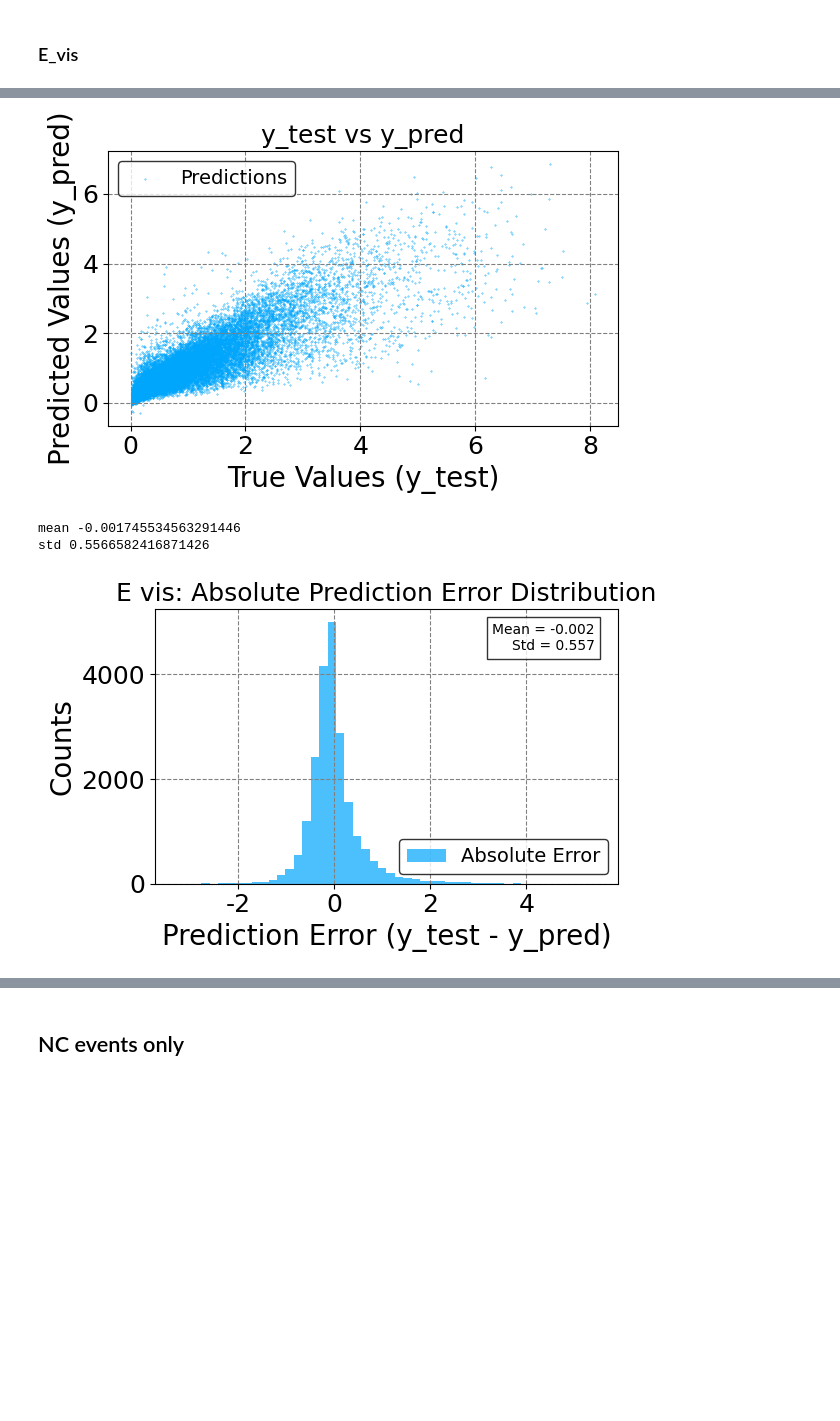
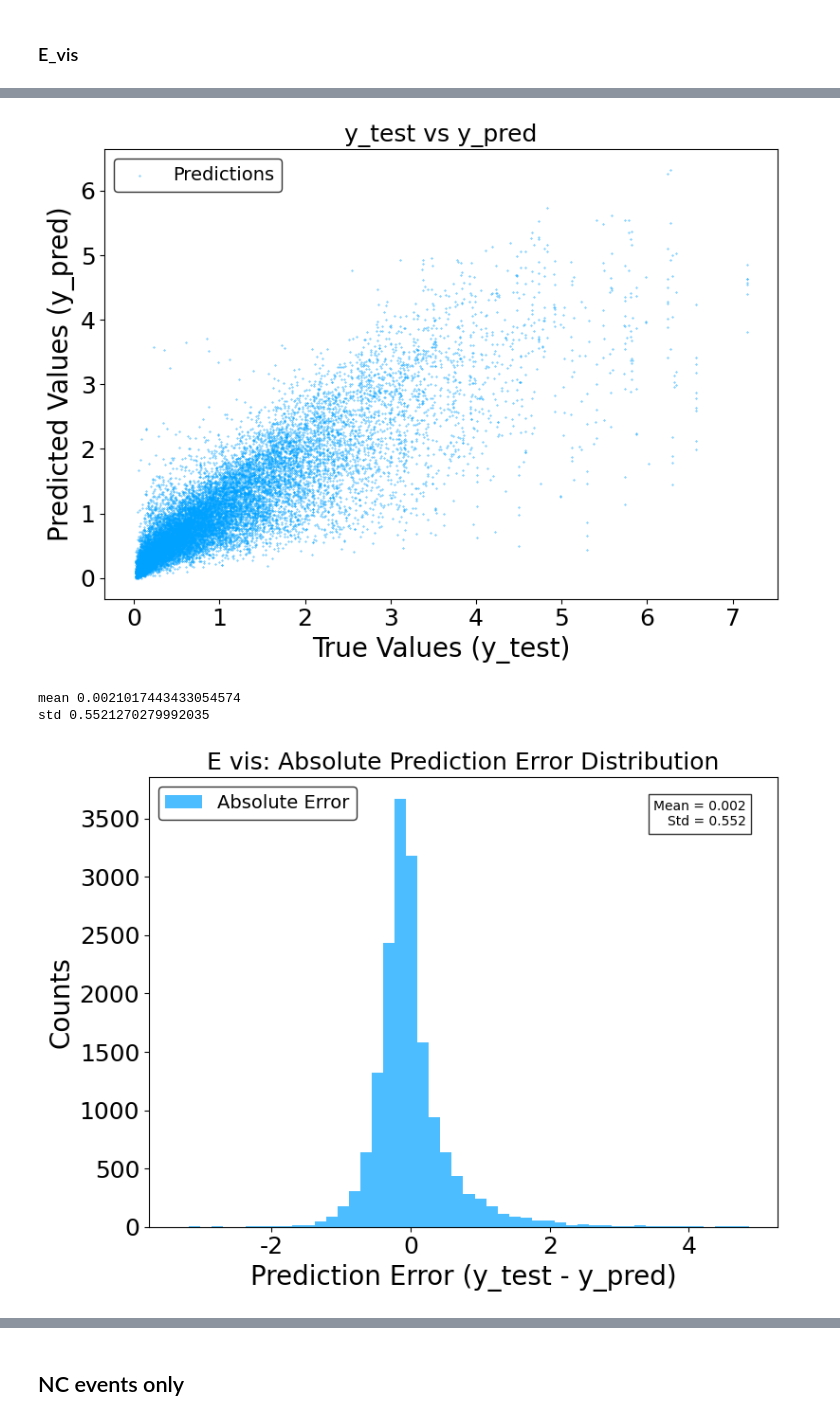
Before and after one commit to saulam/faserDL, a Jupyter notebook: BDTbaseline/bdt_training.ipynb, the cells around one changed output, grey strips where cells are left out. Drawn from its saved outputs; the diff is of its cells as text; code cells hidden in the pictures; blank space fills up the shorter version.

```diff
--- a/BDTbaseline/bdt_training.ipynb
+++ b/BDTbaseline/bdt_training.ipynb
@@ -359,7 +359,7 @@ device = torch.device('cuda' if torch.cuda.is_available() else 'cpu')
 
 parser = ini_argparse()
 args = parser.parse_args([])
-args.dataset_path = "/scratch/salonso/sparse-nns/faser/events_v3.5"
+args.dataset_path = "/scratch/salonso/sparse-nns/faser/events_v5.1"
 args.batch_size = 32
 args.num_workers = 32
 
@@ -726,7 +722,6 @@ plt.xlabel('True Values (y_test)')
 plt.ylabel('Predicted Values (y_pred)')
 plt.title('y_test vs y_pred')
 plt.legend()
-plt.grid(True)
 plt.show()
 
 # Absolute difference
@@ -741,42 +736,40 @@ plt.xlabel('Prediction Error (y_test - y_pred)')
 plt.ylabel('Counts')
 plt.title('E vis: Absolute Prediction Error Distribution')
 plt.legend()
-plt.grid(True)
 
 # Annotate mean and std
 textstr = f"Mean = {mean_abs:.3f}\nStd = {std_abs:.3f}"
 plt.text(0.95, 0.95, textstr, transform=plt.gca().transAxes,
          fontsize=10, verticalalignment='top', horizontalalignment='right',
          bbox=dict(facecolor='white', alpha=0.8))
 
 plt.show()
 
 # Relative difference
 rel = diff / y_test
 
 mean_rel = rel.mean()
 std_rel = rel.std()
 
 print("mean", mean_rel)
 print("std", std_rel)
 
 plt.hist(rel, bins=50, range=(-2, 2), alpha=0.7, label='Relative Error')
 plt.xlabel('Relative Prediction Error')
 plt.ylabel('Counts')
 plt.title('E vis: Relative Prediction Error Distribution')
 plt.xlim(-2, 2)
 plt.legend()
-plt.grid(True)
 
 # Annotate mean and std
 textstr = f"Mean = {mean_rel:.3f}\nStd = {std_rel:.3f}"
 plt.text(0.95, 0.95, textstr, transform=plt.gca().transAxes,
          fontsize=10, verticalalignment='top', horizontalalignment='right',
          bbox=dict(facecolor='white', alpha=0.8))
 
 plt.show()
 # %% [output]
-[figure, old version]
+[figure, new version]
-mean -0.001745534563291446
-std 0.5566582416871426
+mean 0.0021017443433054574
+std 0.5521270279992035
-[figure, old version]
+[figure, new version]
```
Also changed, not shown: parts of 11 cells of this notebook, 2 other files.
